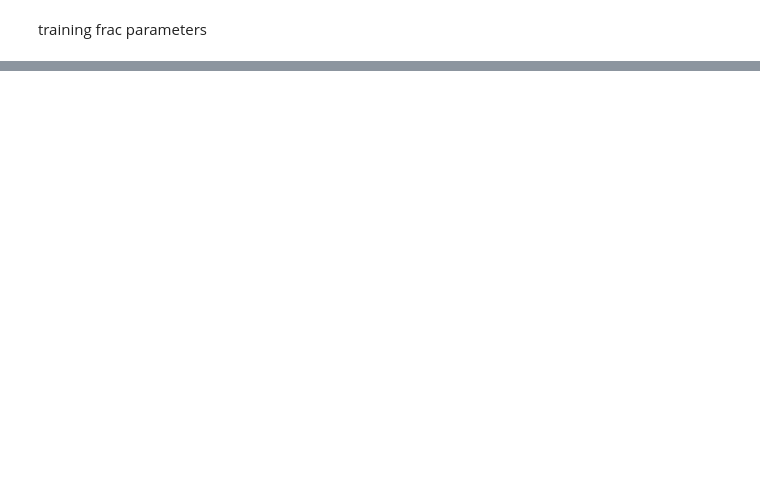
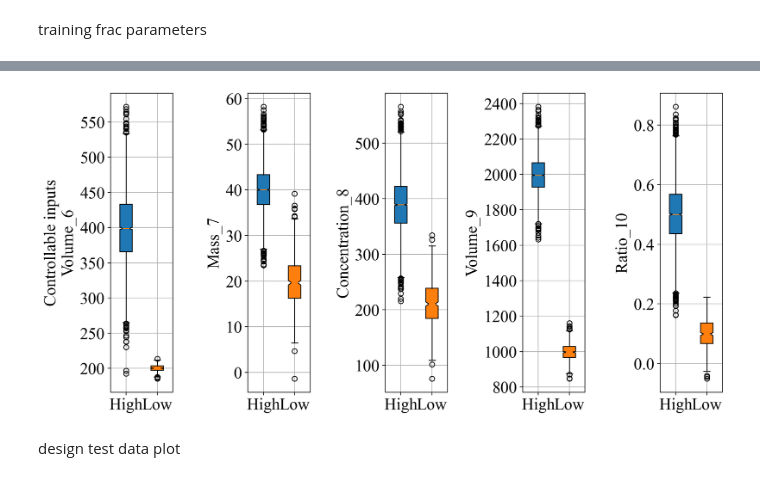
Before and after one commit to MaxwellCBY/autoencoder, a Jupyter notebook: autoencoder.ipynb, the cells around one changed output, grey strips where cells are left out. Drawn from its saved outputs; the diff is of its cells as text; code cells hidden in the pictures; blank space fills up the shorter version.

```diff
--- a/autoencoder.ipynb
+++ b/autoencoder.ipynb
@@ -361,0 +166,18 @@ print(mse_loss)
+# %%
+# Creating separate subplots for each variable
+fig, axes = plt.subplots(nrows=1, ncols=5, figsize=(12, 6), dpi=200)
+# Creating boxplots for each variable
+grouped_boxplot(axes[0], df_de_high['c_1'], df_de_low['c_1'])
+axes[0].set_ylabel('Controllable inputs\nVolume_6')
+grouped_boxplot(axes[1], df_de_high['c_2'], df_de_low['c_2'])
+axes[1].set_ylabel('Mass_7')
+grouped_boxplot(axes[2], df_de_high['c_3'], df_de_low['c_3'])
+axes[2].set_ylabel('Concentration_8')
+grouped_boxplot(axes[3], df_de_high['c_4'], df_de_low['c_4'])
+axes[3].set_ylabel('Volume_9')
+grouped_boxplot(axes[4], df_de_high['c_5'], df_de_low['c_5'])
+axes[4].set_ylabel('Ratio_10')
+fig.tight_layout()
+plt.show()
+# %% [output]
+[figure, added]
@@ -361,0 +198,2 @@ print(mse_loss)
+# %% [markdown]
+design test data plot
```
Also changed, not shown: parts of 57 cells of this notebook, 20 other files.
